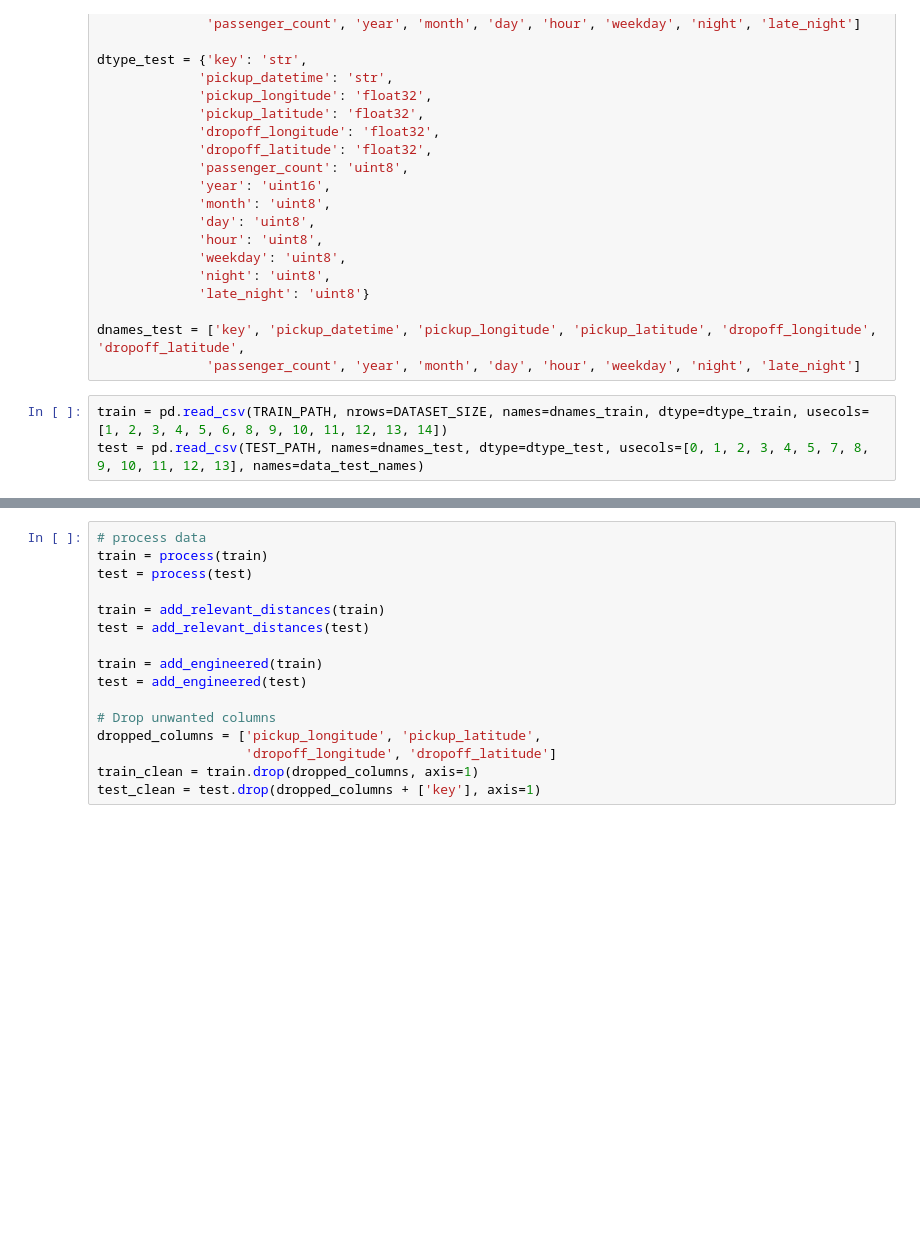
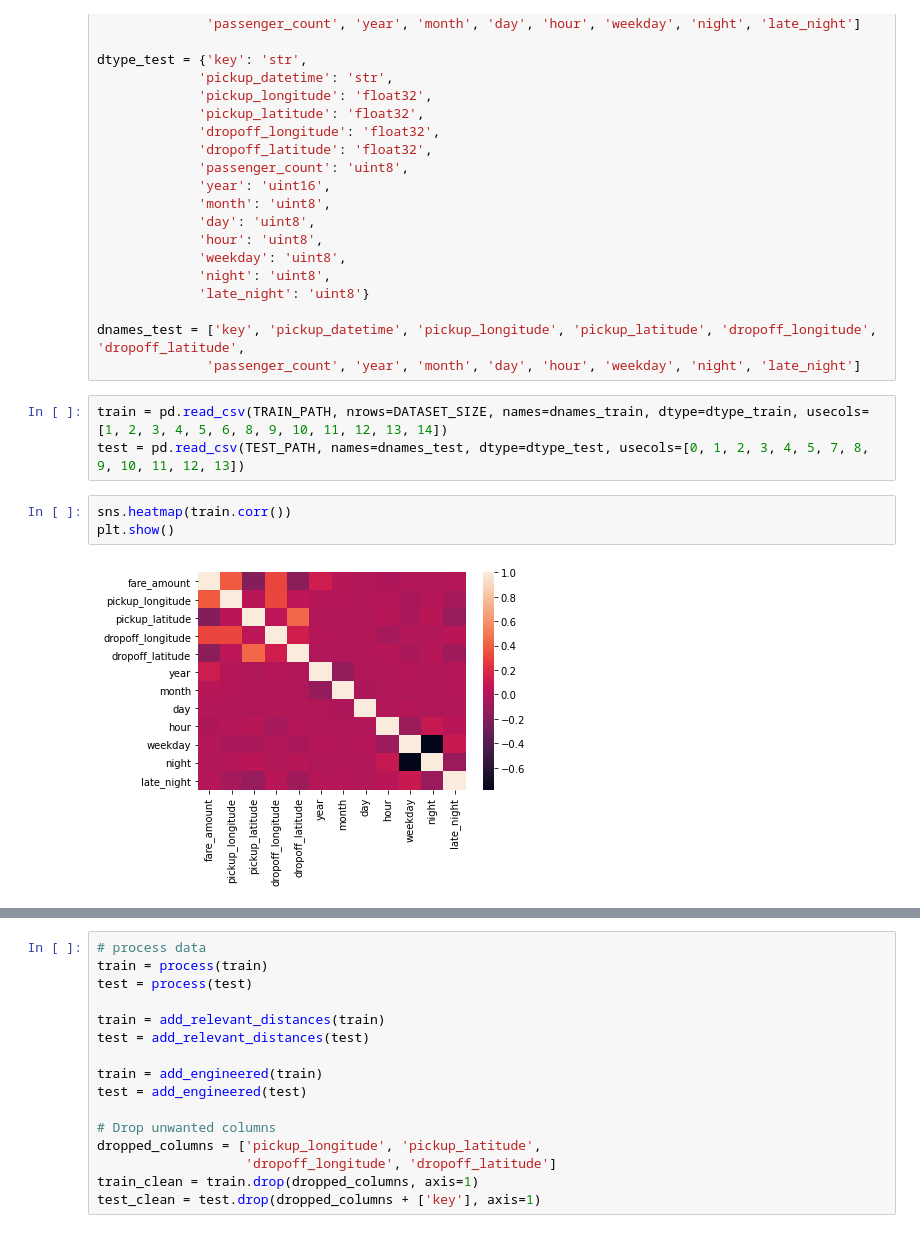
Before and after one commit to anriza-fanani-bangkit/CAP0104-Capstone-Project, a Jupyter notebook: Machine Learning/Model.ipynb, the cells around one changed output, grey strips where cells are left out. Saved outputs shown, nothing was run; the diff lists cells and outputs as text; blank space fills up the shorter version.

```diff
--- a/Machine Learning/Model.ipynb
+++ b/Machine Learning/Model.ipynb
@@ -177,4 +181,9 @@ dnames_test = ['key', 'pickup_datetime', 'pickup_longitude', 'pickup_latitude',
               'passenger_count', 'year', 'month', 'day', 'hour', 'weekday', 'night', 'late_night']
 # %%
 train = pd.read_csv(TRAIN_PATH, nrows=DATASET_SIZE, names=dnames_train, dtype=dtype_train, usecols=[1, 2, 3, 4, 5, 6, 8, 9, 10, 11, 12, 13, 14])
-test = pd.read_csv(TEST_PATH, names=dnames_test, dtype=dtype_test, usecols=[0, 1, 2, 3, 4, 5, 7, 8, 9, 10, 11, 12, 13], names=data_test_names)
+test = pd.read_csv(TEST_PATH, names=dnames_test, dtype=dtype_test, usecols=[0, 1, 2, 3, 4, 5, 7, 8, 9, 10, 11, 12, 13])
+# %%
+sns.heatmap(train.corr())
+plt.show()
+# %% [output]
+[figure, added]
```
Also changed, not shown: parts of 15 cells of this notebook, 1 other file.
